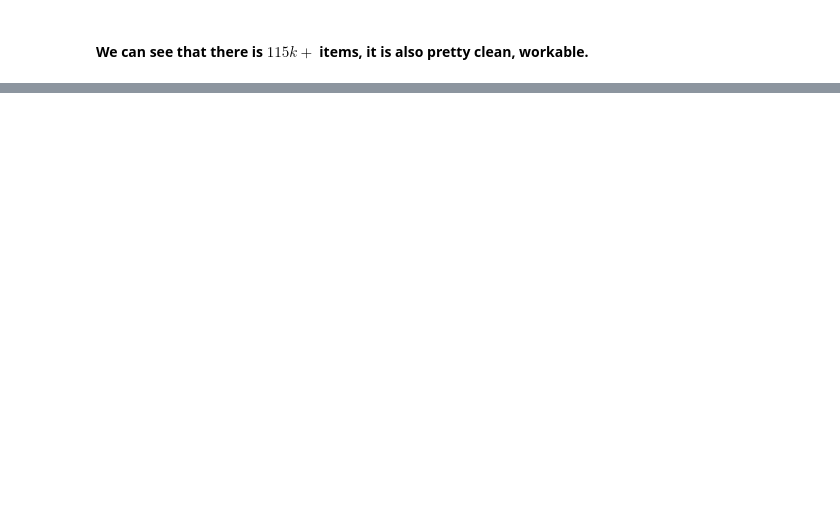
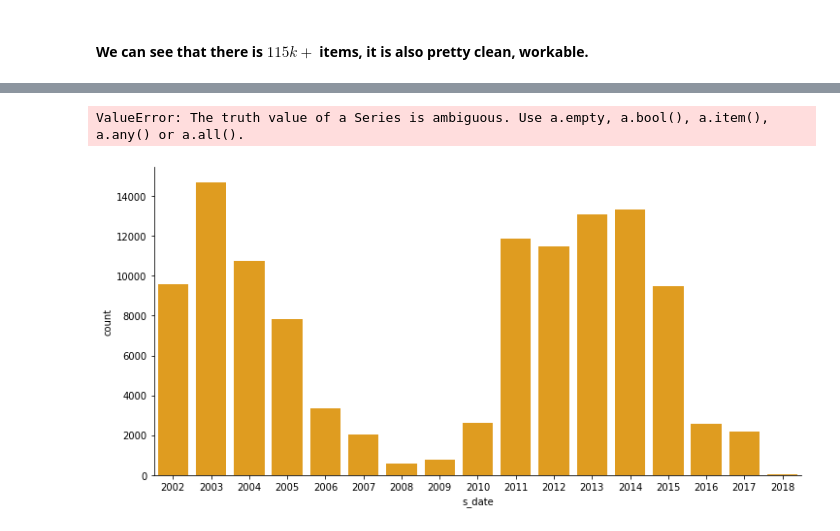
Before and after one commit to GBernard314/supreme-lamp, a Jupyter notebook: solar_flares.ipynb, the cells around one changed output, grey strips where cells are left out. Drawn from its saved outputs; the diff is of its cells as text; code cells hidden in the pictures; blank space fills up the shorter version.

```diff
--- a/solar_flares.ipynb
+++ b/solar_flares.ipynb
@@ -122,0 +192,6 @@ memory usage: 15.9+ MB
+# %%
+sns.catplot(data=df, x=df['s_date'].dt.year, aspect=2,
+                       kind="count", color="orange")
+# %% [output]
+ValueError: The truth value of a Series is ambiguous. Use a.empty, a.bool(), a.item(), a.any() or a.all().
+[figure, added]
```
Also changed, not shown: parts of 14 cells of this notebook, 5 other files.
